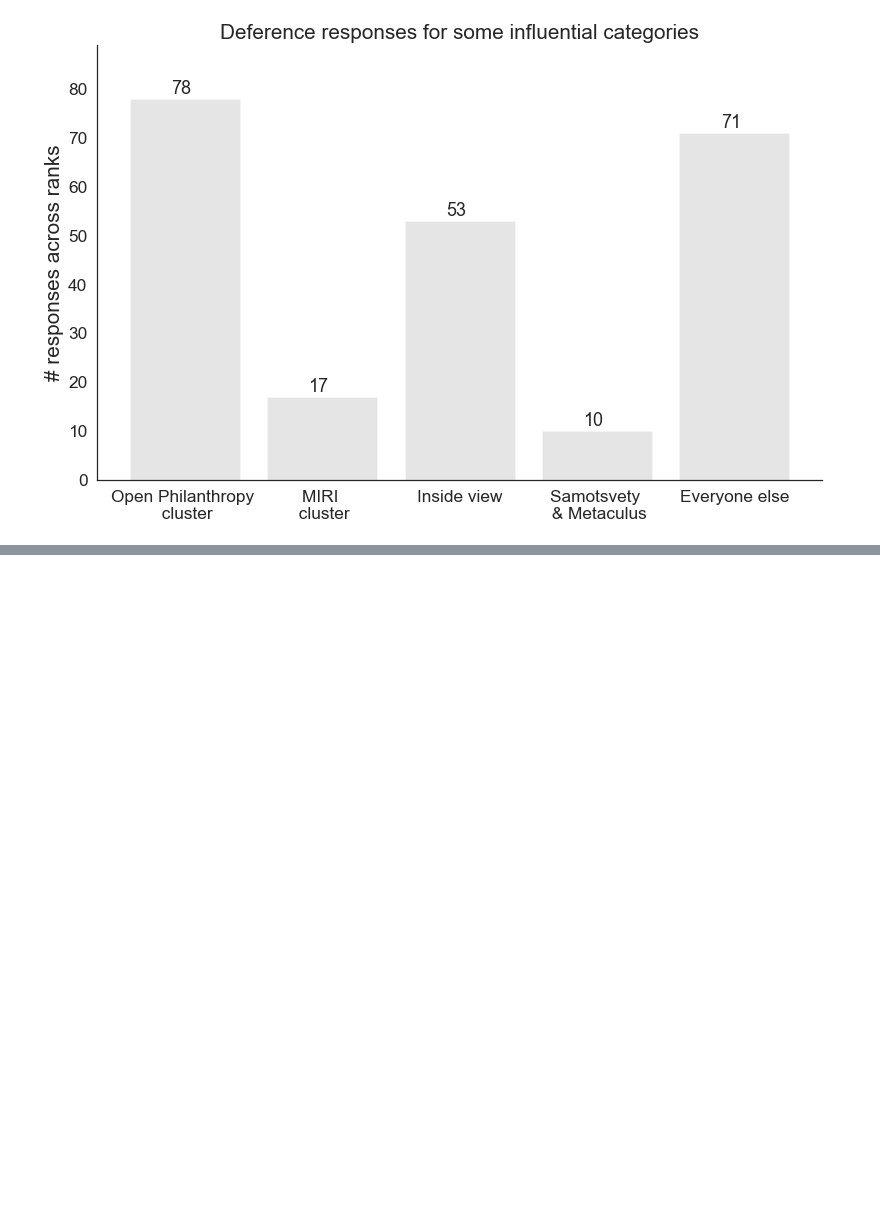
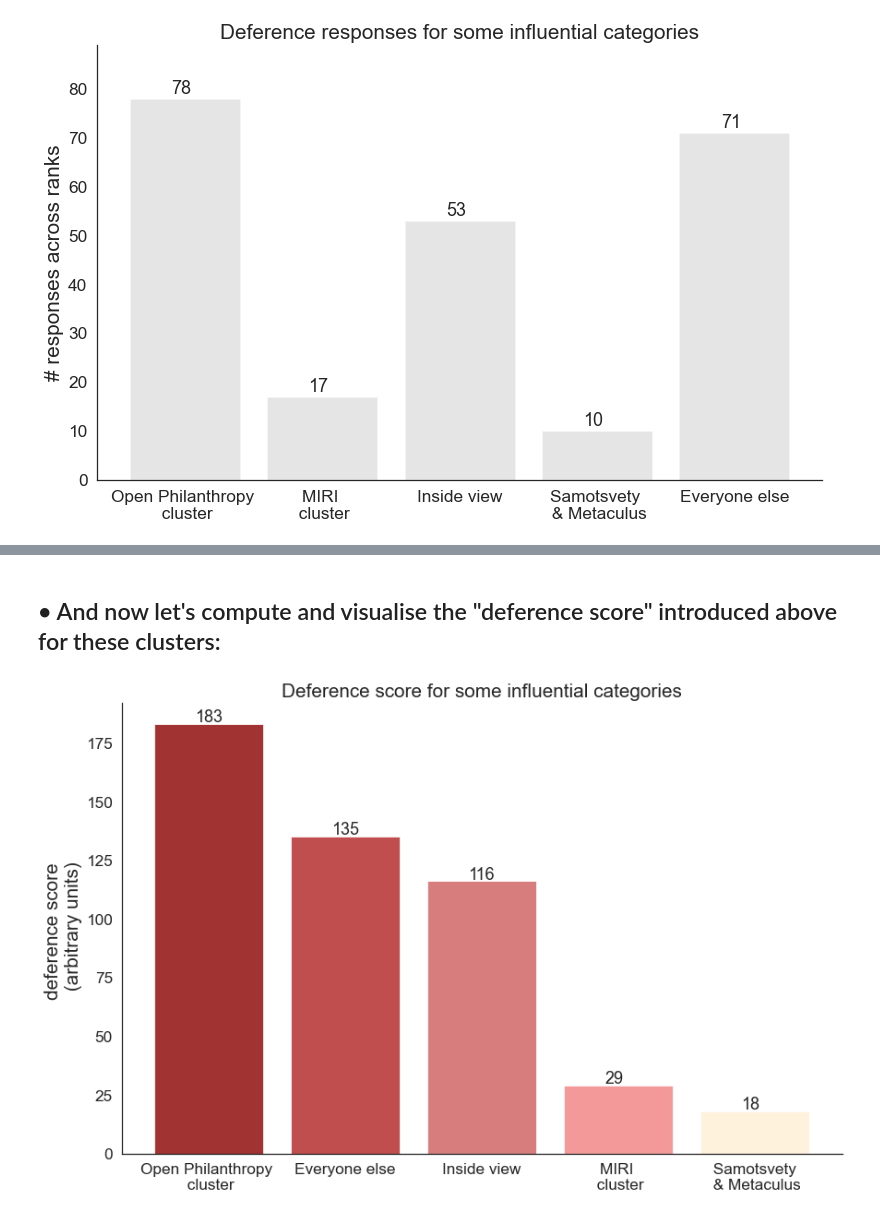
Before and after one commit to mccaffary/AI-timelines-deference, a Jupyter notebook: src/timeline_deference_survey_visualisation_updated_.ipynb, the cells around one changed output, grey strips where cells are left out. Saved outputs shown, nothing was run; the diff lists cells and outputs as text; code cells hidden in the pictures; blank space fills up the shorter version.

```diff
--- a/src/timeline_deference_survey_visualisation_updated_.ipynb
+++ b/src/timeline_deference_survey_visualisation_updated_.ipynb
@@ -115,0 +123,6 @@ plot_group_clusters(data=result_, sort=True)
+# %% [markdown]
+## • And now let's compute and visualise the "deference score" introduced above for these clusters:
+# %%
+plot_group_clusters_deference_score(data=result_)
+# %% [output]
+[figure, added]
```
Also changed, not shown: parts of 8 cells of this notebook, 1 other file.
